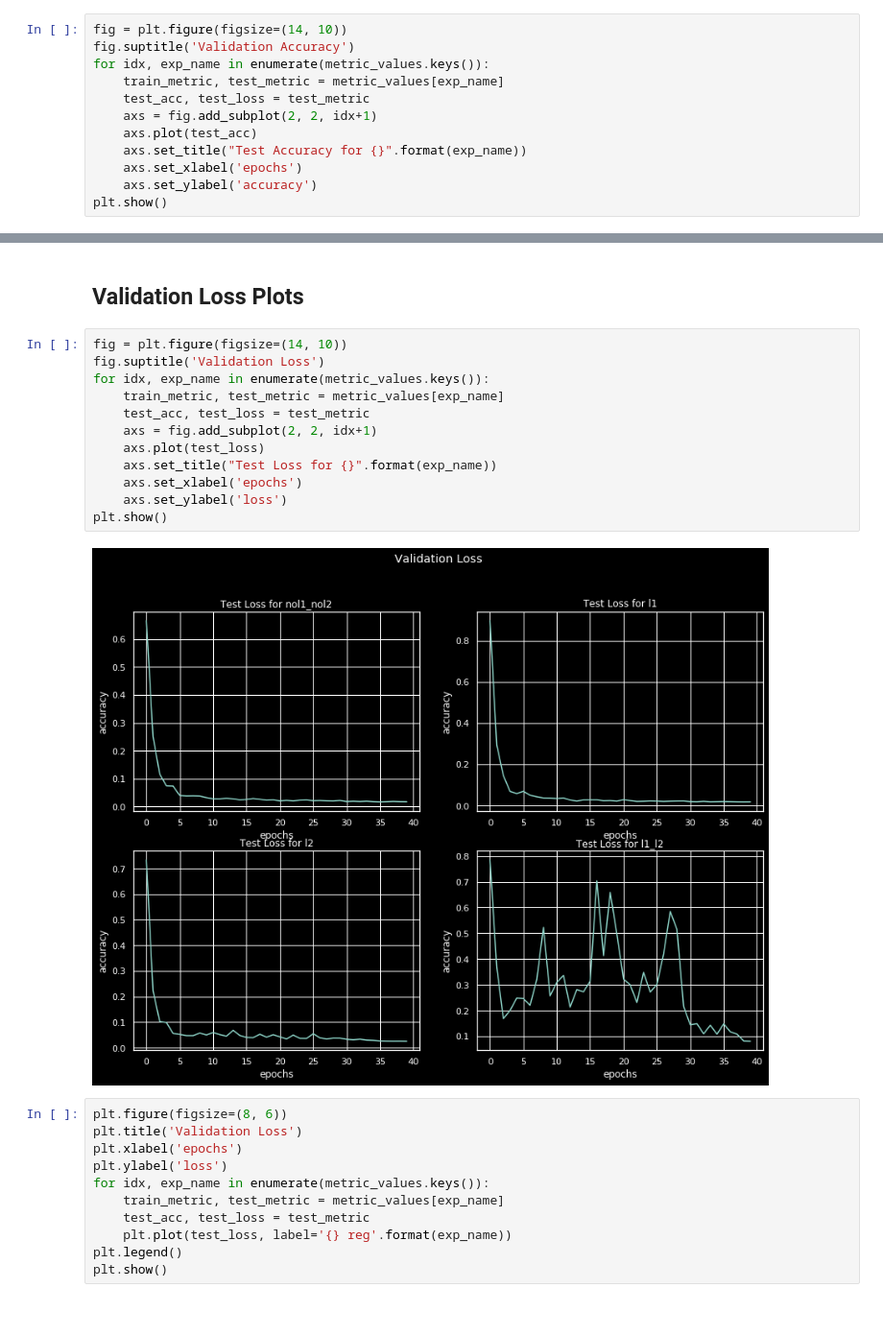
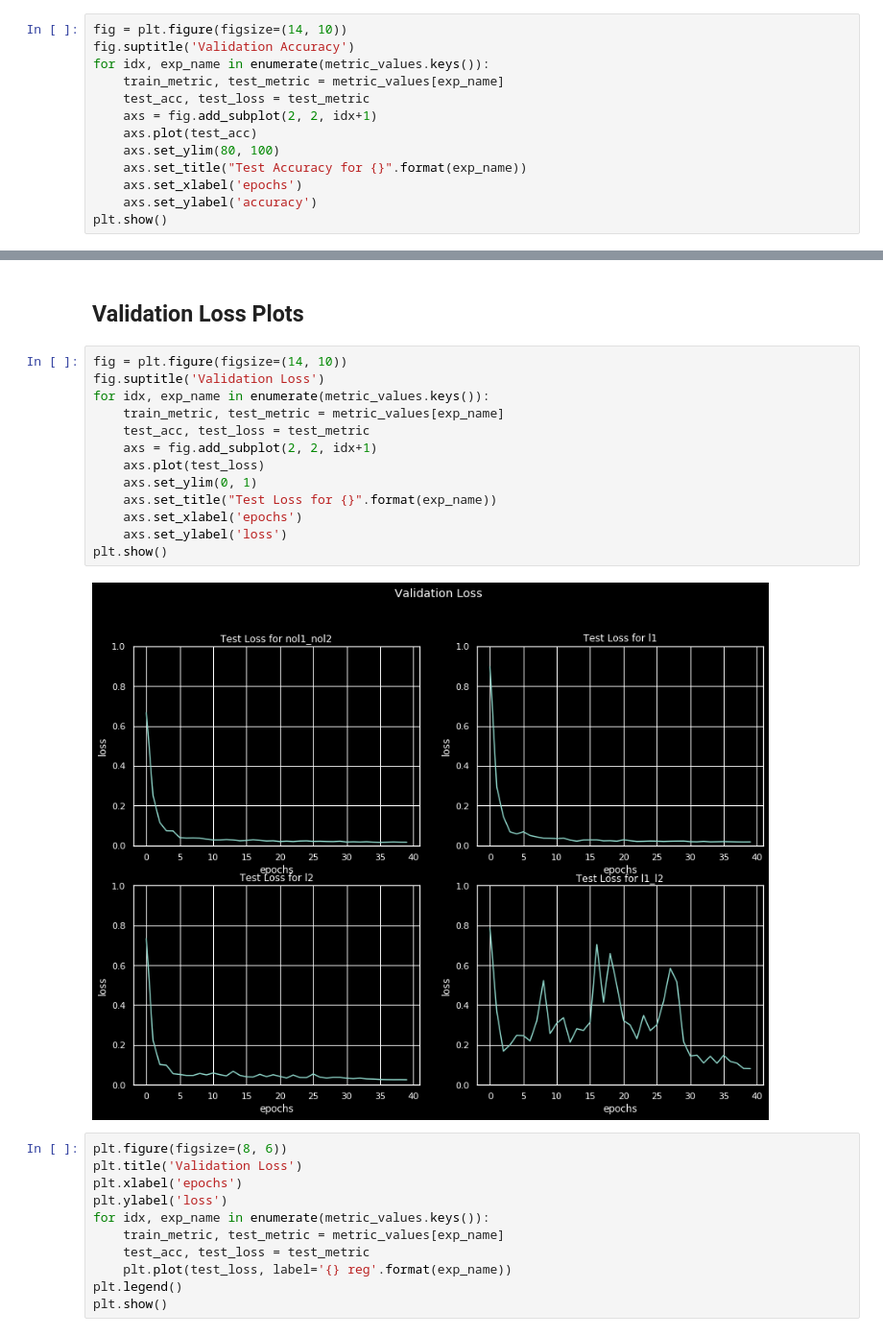
Before and after one commit to satyajitghana/TSAI-DeepVision-EVA4.0, a Jupyter notebook: 06_NormalizationRegularization/06_NormalizationRegularization_Modularized_FINAL.ipynb, the cells around one changed output, grey strips where cells are left out. Shown at 96% size. Cells and saved outputs as stored; diff of their text form.

```diff
--- a/06_NormalizationRegularization/06_NormalizationRegularization_Modularized_FINAL.ipynb
+++ b/06_NormalizationRegularization/06_NormalizationRegularization_Modularized_FINAL.ipynb
@@ -730,6 +730,7 @@ for idx, exp_name in enumerate(metric_values.keys()):
     test_acc, test_loss = test_metric
     axs = fig.add_subplot(2, 2, idx+1)
     axs.plot(test_acc)
+    axs.set_ylim(80, 100)
     axs.set_title("Test Accuracy for {}".format(exp_name))
     axs.set_xlabel('epochs')
     axs.set_ylabel('accuracy')
@@ -754,17 +755,18 @@ plt.show()
 # %%
 fig = plt.figure(figsize=(14, 10))
 fig.suptitle('Validation Loss')
 for idx, exp_name in enumerate(metric_values.keys()):
     train_metric, test_metric = metric_values[exp_name]
     test_acc, test_loss = test_metric
     axs = fig.add_subplot(2, 2, idx+1)
     axs.plot(test_loss)
+    axs.set_ylim(0, 1)
     axs.set_title("Test Loss for {}".format(exp_name))
     axs.set_xlabel('epochs')
     axs.set_ylabel('loss')
 plt.show()
 # %% [output]
-[figure, old version]
+[figure, new version]
 # %%
 plt.figure(figsize=(8, 6))
 plt.title('Validation Loss')
```
Also changed, not shown: parts of 1 cell of this notebook.
